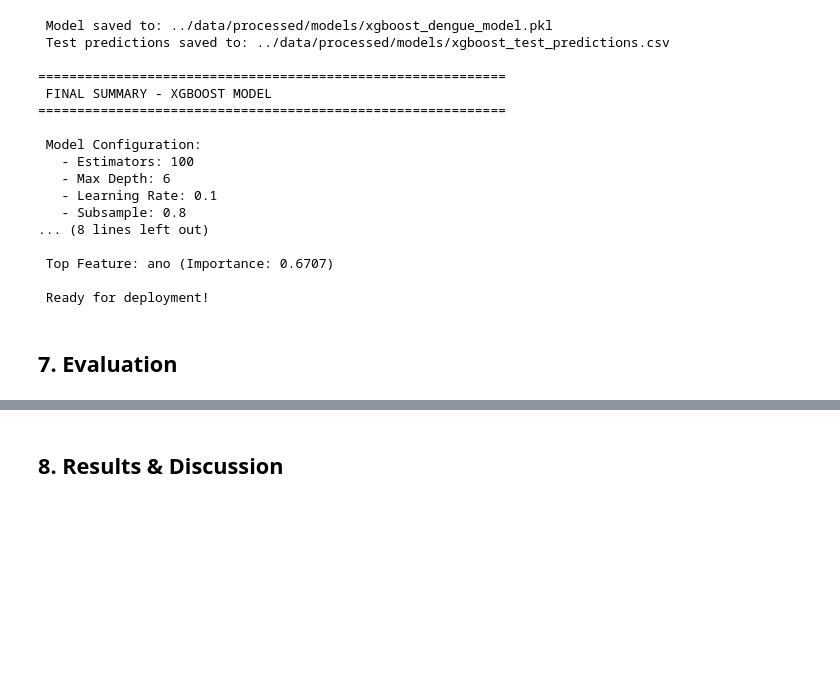
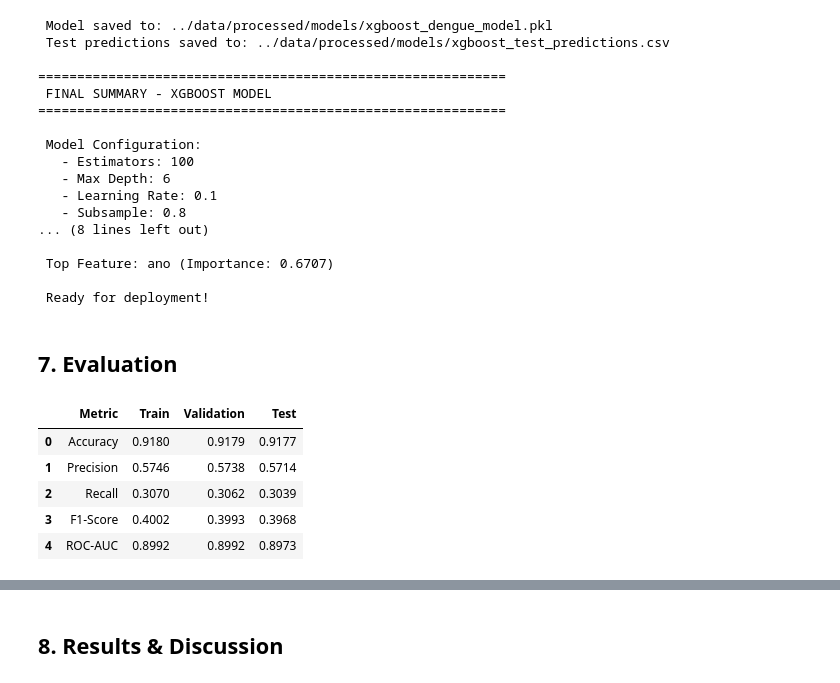
Before and after one commit to gabrielacmacc/cd-trabfinal, a Jupyter notebook: notebooks/dengue.ipynb, the cells around one changed output, grey strips where cells are left out. Drawn from its saved outputs; the diff is of its cells as text; code cells hidden in the pictures; blank space fills up the shorter version.

```diff
--- a/notebooks/dengue.ipynb
+++ b/notebooks/dengue.ipynb
@@ -1279,3 +1279,32 @@ print("\n Ready for deployment!")
  Ready for deployment!
 # %% [markdown]
 ## 7. Evaluation
+# %%
+import pandas as pd
+import numpy as np
+
+# Create the metrics dataframe
+metrics_data = {
+    'Metric': ['Accuracy', 'Precision', 'Recall', 'F1-Score', 'ROC-AUC'],
+    'Train': [0.9180, 0.5746, 0.3070, 0.4002, 0.8992],
+    'Validation': [0.9179, 0.5738, 0.3062, 0.3993, 0.8992],
+    'Test': [0.9177, 0.5714, 0.3039, 0.3968, 0.8973]
+}
+
+metrics_df = pd.DataFrame(metrics_data)
+
+metrics_df.style.background_gradient(cmap='Blues', subset=['Train', 'Validation', 'Test']).format({
+    'Train': '{:.4f}',
+    'Validation': '{:.4f}',
+    'Test': '{:.4f}'
+}).set_properties(**{'text-align': 'center'}).set_table_styles([
+    {'selector': 'th', 'props': [('text-align', 'center')]},
+    {'selector': 'td', 'props': [('text-align', 'center')]}
+])
+# %% [output]
+|  | Metric | Train | Validation | Test |
+| 0 | Accuracy | 0.9180 | 0.9179 | 0.9177 |
+| 1 | Precision | 0.5746 | 0.5738 | 0.5714 |
+| 2 | Recall | 0.3070 | 0.3062 | 0.3039 |
+| 3 | F1-Score | 0.4002 | 0.3993 | 0.3968 |
+| 4 | ROC-AUC | 0.8992 | 0.8992 | 0.8973 |
```
Also changed, not shown: parts of 3 cells of this notebook.
